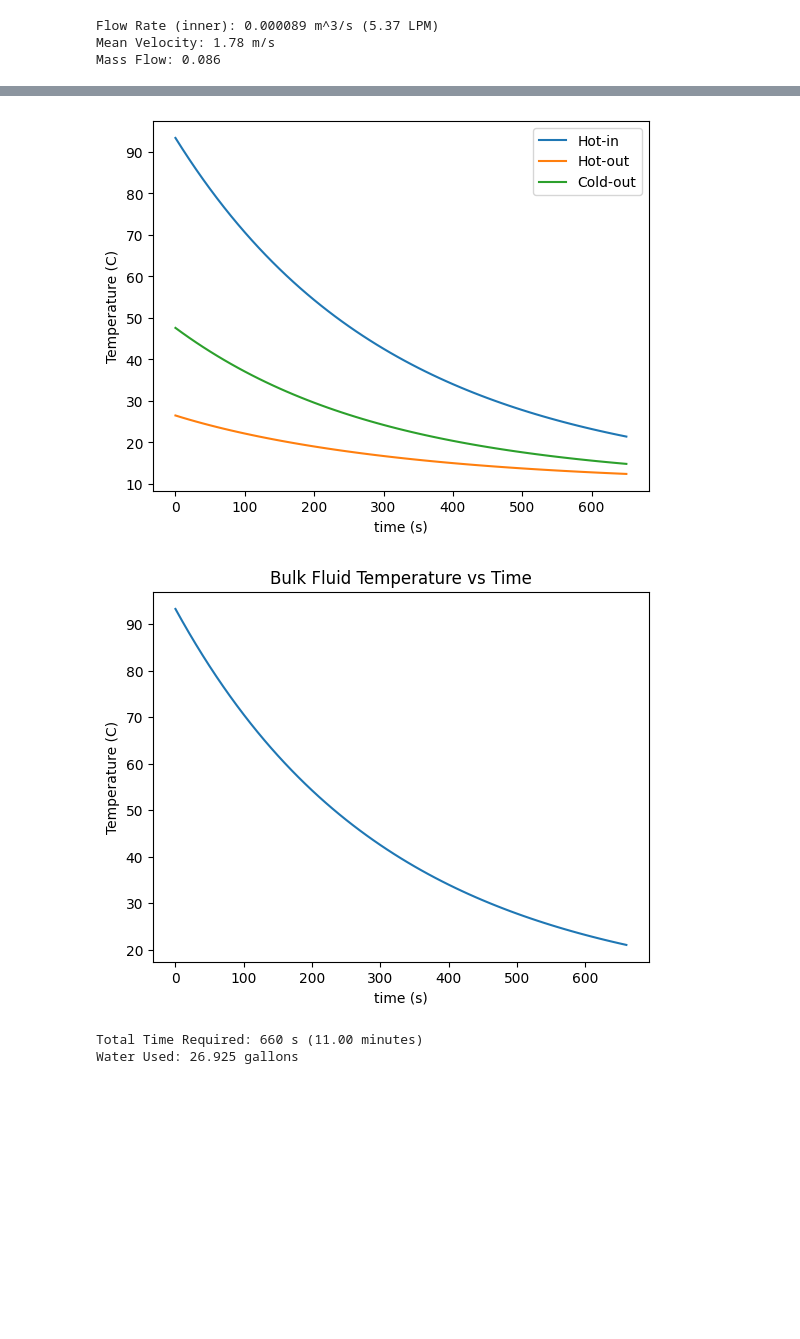
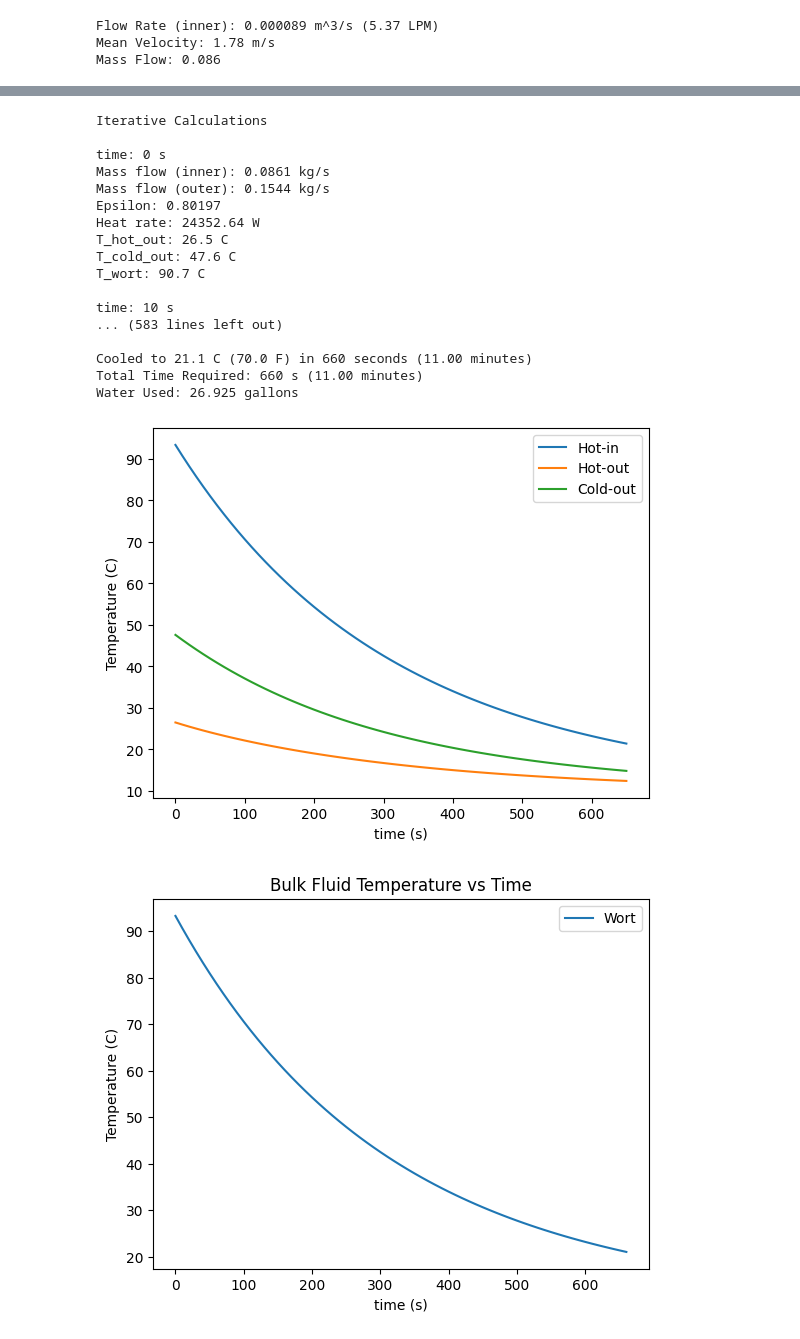
Before and after one commit to Jagardiner97/STAT-6685, a Jupyter notebook: Thermal Fluids Final Project/hxr.ipynb, the cells around one changed output, grey strips where cells are left out. Cells and saved outputs as stored; diff of their text form; code cells hidden in the pictures; blank space fills up the shorter version.

```diff
--- a/Thermal Fluids Final Project/hxr.ipynb
+++ b/Thermal Fluids Final Project/hxr.ipynb
@@ -273,9 +282,9 @@ def thermal_resistance(d_in, t_tube, L, nusselt, k_tube, temperature):
     # Calculate values for the outside
     A_out_ht = math.pi * (d_in + 2 * t_tube) * L
     k_out = get_k_fluid(T_city)
-    h_out = convection_coefficient(nusselt, k_out, d_in + 2 * t_tube)
+    h_out = convection_coefficient(nusselt, k_out, (d_in + 2 * t_tube))
 
-    UA = (h_in * A_in_ht) + math.log((d_in + 2 * t_tube)/d_in) / (2 * math.pi * k_tube) + 1 / (h_out * A_out_ht)
+    UA = (h_in * A_in_ht) + math.log((d_in + 2 * t_tube)/d_in) / (2 * math.pi * k_tube * L) + 1 / (h_out * A_out_ht)
     R_tot = 1 / UA
     return UA
 
@@ -380,27 +308,0 @@ Cooled to 21.1 C (70.0 F) in 660 seconds (11.00 minutes)
-# %%
-plt.plot(plot_times, hot_temps_in, label="Hot-in")
-plt.plot(plot_times, hot_temps_out, label="Hot-out")
-plt.plot(plot_times, cold_temps_out, label="Cold-out")
-plt.xlabel("time (s)")
-plt.ylabel("Temperature (C)")
-plt.legend()
-plt.show()
-
-plot_times.append(time)
-plt.plot(plot_times, wort_temps)
-plt.xlabel("time (s)")
-plt.ylabel("Temperature (C)")
-plt.title("Bulk Fluid Temperature vs Time")
-plt.show()
-# %% [output]
-[figure, removed]
-[figure, removed]
-# %%
-# Final Values
-water_used = time * m_dot_out
-water_used_gal = m3_to_gal(water_used / rho_city)
-print(f"Total Time Required: {time} s ({(time / 60):.2f} minutes)")
-print(f"Water Used: {water_used_gal:.3f} gallons")
-# %% [output]
-Total Time Required: 660 s (11.00 minutes)
-Water Used: 26.925 gallons
@@ -406,0 +398,27 @@ Water Used: 26.925 gallons
+# %%
+# Run heat transfer and plotting functions
+plot_times, hot_temps_in, hot_temps_out, cold_temps_out, wort_temps, time, water_used = heat_transfer_loop(10, m_dot_out)
+plot_stream_temps(plot_times, hot_temps_in, hot_temps_out, cold_temps_out)
+plot_times.append(time)
+labels = "Wort"
+plot_wort_temps([plot_times], [wort_temps], [labels])
+# %% [output]
+Iterative Calculations
+
+time: 0 s
+Mass flow (inner): 0.0861 kg/s
+Mass flow (outer): 0.1544 kg/s
+Epsilon: 0.80197
+Heat rate: 24352.64 W
+T_hot_out: 26.5 C
+T_cold_out: 47.6 C
+T_wort: 90.7 C
+
+time: 10 s
+... (583 lines left out)
+
+Cooled to 21.1 C (70.0 F) in 660 seconds (11.00 minutes)
+Total Time Required: 660 s (11.00 minutes)
+Water Used: 26.925 gallons
+[figure, added]
+[figure, added]
```
Also changed, not shown: parts of 12 cells of this notebook.
